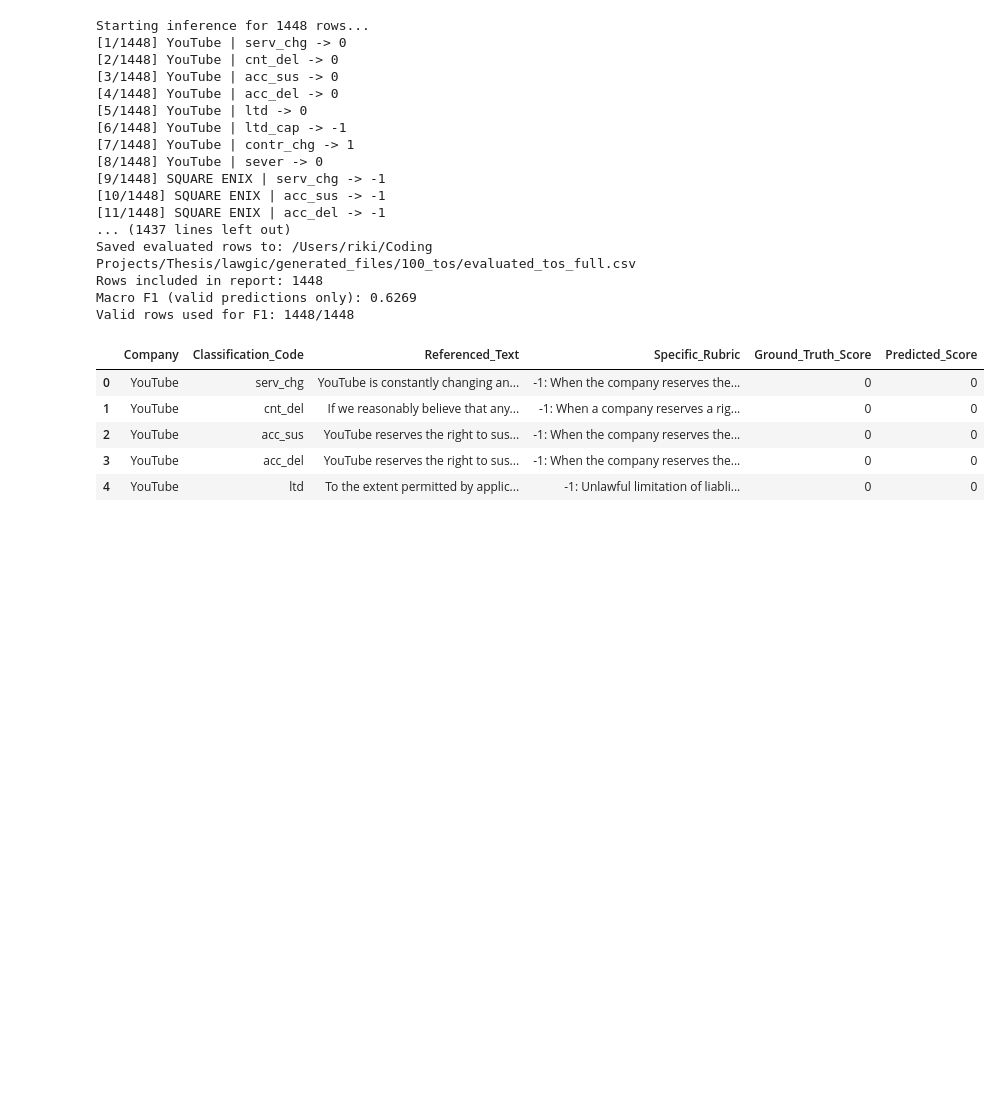
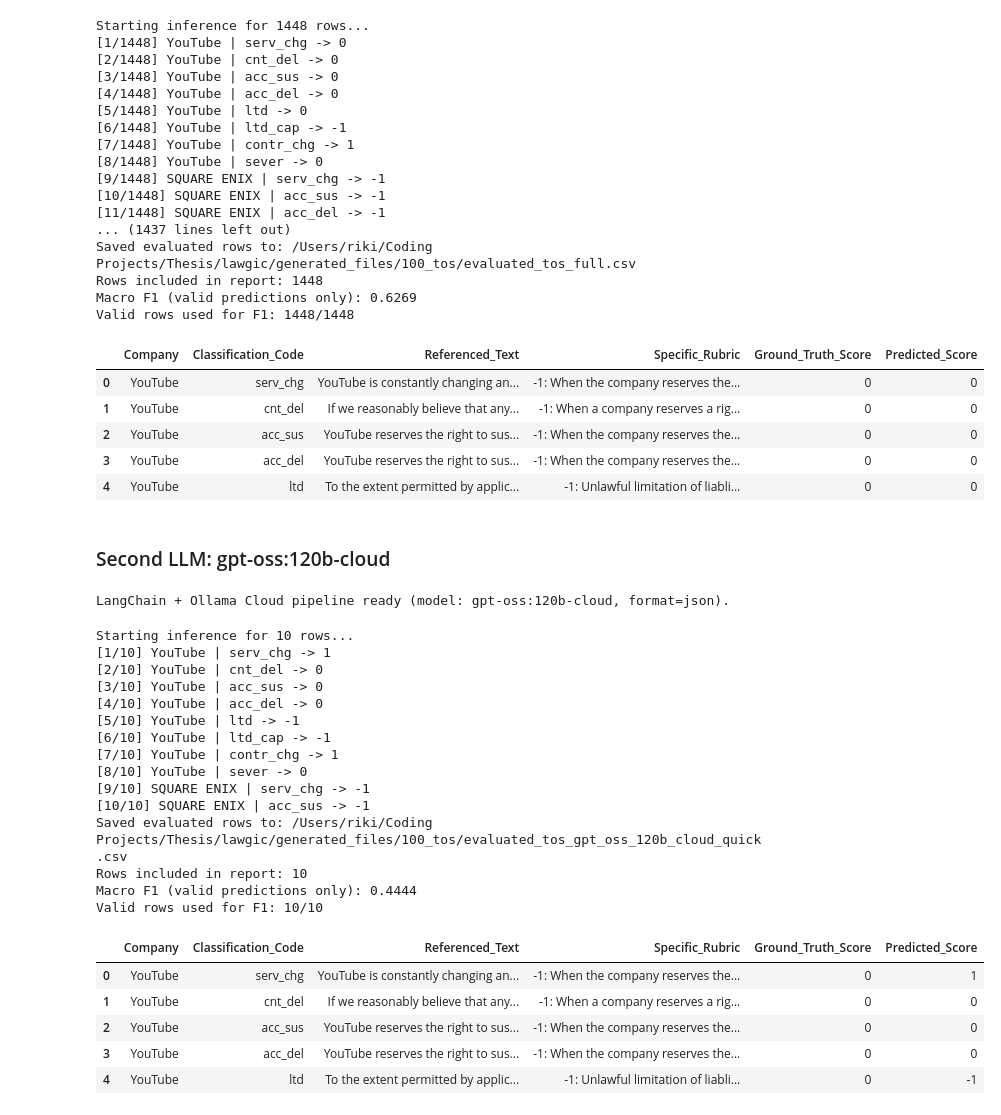
Before and after one commit to riki-11/lawgic, a Jupyter notebook: notebooks/100_tos/100_tos_evaluation.ipynb, the cells around one changed output. Cells and saved outputs as stored; diff of their text form; code cells hidden in the pictures; blank space fills up the shorter version.

Commit message:
feat: run evaluation pipeline using gpt-oss-120b

```diff
--- a/notebooks/100_tos/100_tos_evaluation.ipynb
+++ b/notebooks/100_tos/100_tos_evaluation.ipynb
@@ -447,3 +445,54 @@ Valid rows used for F1: 1448/1448
 | 2 | YouTube | acc_sus | YouTube reserves the right to sus... | -1: When the company reserves the... | 0 | 0 |
 | 3 | YouTube | acc_del | YouTube reserves the right to sus... | -1: When the company reserves the... | 0 | 0 |
 | 4 | YouTube | ltd | To the extent permitted by applic... | -1: Unlawful limitation of liabli... | 0 | 0 |
+# %% [markdown]
+### Second LLM: gpt-oss:120b-cloud
+# %%
+# GPT-OSS quick evaluation run (reuses existing prompt + run_llm_evaluation function)
+GPT_OSS_MODEL = "gpt-oss:120b-cloud"
+
+llm = ChatOllama(
+    model=GPT_OSS_MODEL,
+    base_url="https://ollama.com",
+    temperature=0.0,
+    format="json",
+    client_kwargs={
+        "headers": {
+            "Authorization": f"Bearer {OLLAMA_API_KEY}",
+        }
+    },
+)
+
+structured_llm = llm.with_structured_output(OrdinalScoreOutput)
+evaluation_chain = prompt | structured_llm
+print(f"LangChain + Ollama Cloud pipeline ready (model: {GPT_OSS_MODEL}, format=json).")
+# %% [output]
+LangChain + Ollama Cloud pipeline ready (model: gpt-oss:120b-cloud, format=json).
+# %%
+gpt_oss_quick_eval_df, gpt_oss_quick_macro_f1 = run_llm_evaluation(
+    num_rows=10,
+    output_filename="evaluated_tos_gpt_oss_120b_cloud_quick.csv",
+)
+gpt_oss_quick_eval_df.head()
+# %% [output]
+Starting inference for 10 rows...
+[1/10] YouTube | serv_chg -> 1
+[2/10] YouTube | cnt_del -> 0
+[3/10] YouTube | acc_sus -> 0
+[4/10] YouTube | acc_del -> 0
+[5/10] YouTube | ltd -> -1
+[6/10] YouTube | ltd_cap -> -1
+[7/10] YouTube | contr_chg -> 1
+[8/10] YouTube | sever -> 0
+[9/10] SQUARE ENIX | serv_chg -> -1
+[10/10] SQUARE ENIX | acc_sus -> -1
+Saved evaluated rows to: /Users/riki/Coding Projects/Thesis/lawgic/generated_files/100_tos/evaluated_tos_gpt_oss_120b_cloud_quick.csv
+Rows included in report: 10
+Macro F1 (valid predictions only): 0.4444
+Valid rows used for F1: 10/10
+|  | Company | Classification_Code | Referenced_Text | Specific_Rubric | Ground_Truth_Score | Predicted_Score |
+| 0 | YouTube | serv_chg | YouTube is constantly changing an... | -1: When the company reserves the... | 0 | 1 |
+| 1 | YouTube | cnt_del | If we reasonably believe that any... | -1: When a company reserves a rig... | 0 | 0 |
+| 2 | YouTube | acc_sus | YouTube reserves the right to sus... | -1: When the company reserves the... | 0 | 0 |
+| 3 | YouTube | acc_del | YouTube reserves the right to sus... | -1: When the company reserves the... | 0 | 0 |
+| 4 | YouTube | ltd | To the extent permitted by applic... | -1: Unlawful limitation of liabli... | 0 | -1 |
```
Also changed, not shown: parts of 10 cells of this notebook, 2 other files.
